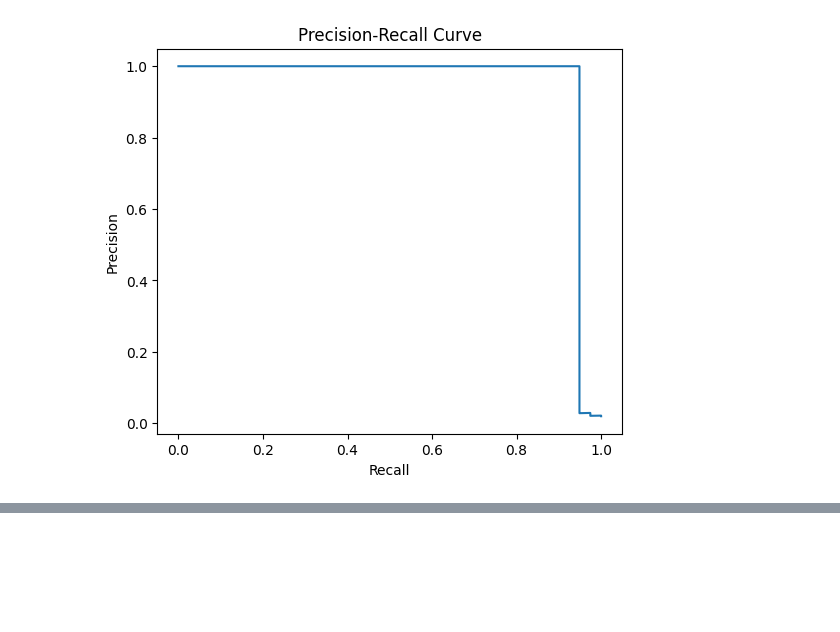
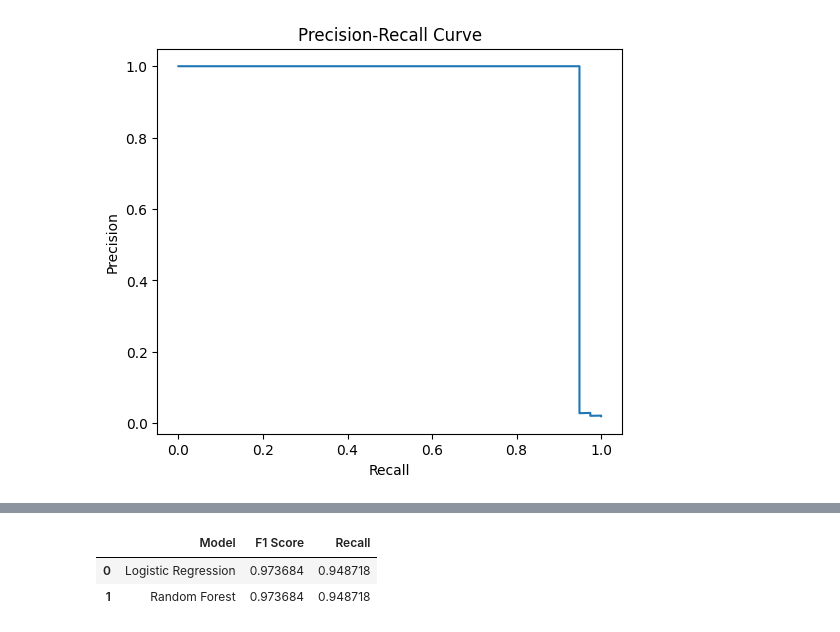
Before and after one commit to TheAkshatGupta/Predictive-Maintenance-FactoryGuard-AI, a Jupyter notebook: notebooks/baseline_ml.ipynb, the cells around one changed output, grey strips where cells are left out. Cells and saved outputs as stored; diff of their text form; code cells hidden in the pictures; blank space fills up the shorter version.

```diff
--- a/notebooks/ml1.ipynb
+++ b/notebooks/baseline_ml.ipynb
@@ -127,3 +127,16 @@ plt.title("Precision-Recall Curve")
 plt.show()
 # %% [output]
 [figure]
+# %%
+from sklearn.ensemble import RandomForestClassifier
+
+rf_model = RandomForestClassifier(
+    n_estimators=200,
+    class_weight='balanced',
+    random_state=42,
+    n_jobs=-1
+)
+
+rf_model.fit(X_train_numeric, y_train)
+
+y_pred_rf = rf_model.predict(X_test_numeric)
@@ -129,0 +174,18 @@ plt.show()
+# %%
+results = pd.DataFrame({
+    "Model": ["Logistic Regression", "Random Forest"],
+    "F1 Score": [
+        f1_score(y_test, y_pred),
+        f1_score(y_test, y_pred_rf)
+    ],
+    "Recall": [
+        recall_score(y_test, y_pred),
+        recall_score(y_test, y_pred_rf)
+    ]
+})
+
+results
+# %% [output]
+|  | Model | F1 Score | Recall |
+| 0 | Logistic Regression | 0.973684 | 0.948718 |
+| 1 | Random Forest | 0.973684 | 0.948718 |
```
Also changed, not shown: parts of 1 cell of this notebook.
